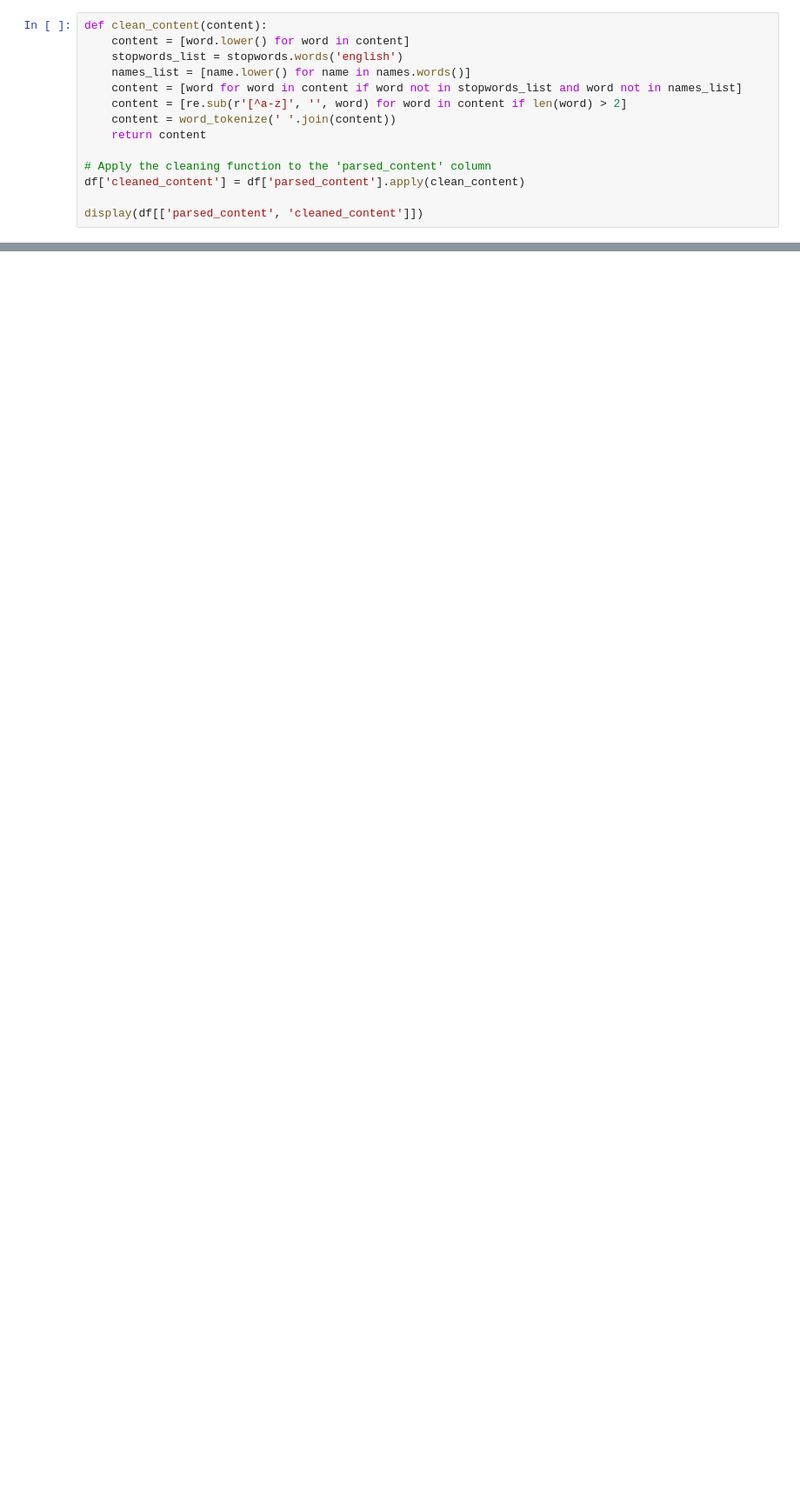
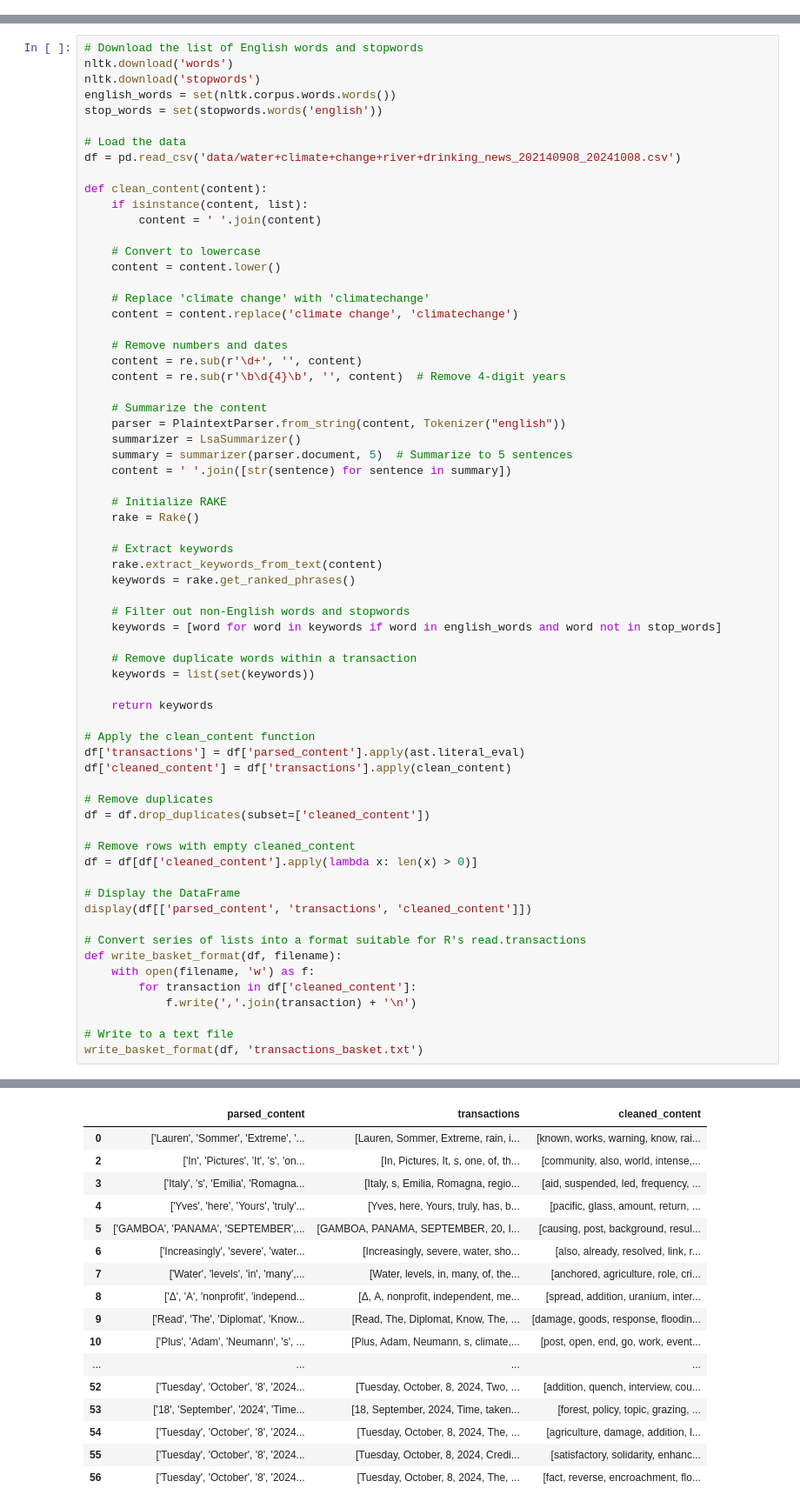
Before and after one commit to garrettwflowers/colorado-riverflow-prediction, a Jupyter notebook: ARM.ipynb, the cells around one changed output, grey strips where cells are left out. Shown: that part at 87% size. Drawn from its saved outputs; the diff is of its cells as text; blank space fills up the shorter version.

```diff
--- a/ARM.ipynb
+++ b/ARM.ipynb
@@ -134,14 +121,0 @@ Name: parsed_content, dtype: object
-# %%
-def clean_content(content):
-    content = [word.lower() for word in content]
-    stopwords_list = stopwords.words('english')
-    names_list = [name.lower() for name in names.words()]
-    content = [word for word in content if word not in stopwords_list and word not in names_list]
-    content = [re.sub(r'[^a-z]', '', word) for word in content if len(word) > 2]
-    content = word_tokenize(' '.join(content))
-    return content
-
-# Apply the cleaning function to the 'parsed_content' column
-df['cleaned_content'] = df['parsed_content'].apply(clean_content)
-
-display(df[['parsed_content', 'cleaned_content']])
@@ -245,0 +124,67 @@ display(rules)
+# %%
+# Download the list of English words and stopwords
+nltk.download('words')
+nltk.download('stopwords')
+english_words = set(nltk.corpus.words.words())
+stop_words = set(stopwords.words('english'))
+
+# Load the data
+df = pd.read_csv('data/water+climate+change+river+drinking_news_202140908_20241008.csv')
+
+def clean_content(content):
+    if isinstance(content, list):
+        content = ' '.join(content)
+
+    # Convert to lowercase
+    content = content.lower()
+
+    # Replace 'climate change' with 'climatechange'
+    content = content.replace('climate change', 'climatechange')
+
+    # Remove numbers and dates
+    content = re.sub(r'\d+', '', content)
+    content = re.sub(r'\b\d{4}\b', '', content)  # Remove 4-digit years
+
+    # Summarize the content
+    parser = PlaintextParser.from_string(content, Tokenizer("english"))
+    summarizer = LsaSummarizer()
+    summary = summarizer(parser.document, 5)  # Summarize to 5 sentences
+    content = ' '.join([str(sentence) for sentence in summary])
+
+    # Initialize RAKE
+    rake = Rake()
+
+    # Extract keywords
+    rake.extract_keywords_from_text(content)
+    keywords = rake.get_ranked_phrases()
+
+    # Filter out non-English words and stopwords
+    keywords = [word for word in keywords if word in english_words and word not in stop_words]
+
+    # Remove duplicate words within a transaction
+    keywords = list(set(keywords))
+
+    return keywords
+
+# Apply the clean_content function
+df['transactions'] = df['parsed_content'].apply(ast.literal_eval)
+df['cleaned_content'] = df['transactions'].apply(clean_content)
+
+# Remove duplicates
+df = df.drop_duplicates(subset=['cleaned_content'])
+
+# Remove rows with empty cleaned_content
+df = df[df['cleaned_content'].apply(lambda x: len(x) > 0)]
+
+# Display the DataFrame
+display(df[['parsed_content', 'transactions', 'cleaned_content']])
+
+# Convert series of lists into a format suitable for R's read.transactions
+def write_basket_format(df, filename):
+    with open(filename, 'w') as f:
+        for transaction in df['cleaned_content']:
+            f.write(','.join(transaction) + '\n')
+
+# Write to a text file
+write_basket_format(df, 'transactions_basket.txt')
+# %% [output]
@@ -245,0 +197,17 @@ display(rules)
+|  | parsed_content | transactions | cleaned_content |
+| 0 | ['Lauren', 'Sommer', 'Extreme', '... | [Lauren, Sommer, Extreme, rain, i... | [known, works, warning, know, rai... |
+| 2 | ['In', 'Pictures', 'It', 's', 'on... | [In, Pictures, It, s, one, of, th... | [community, also, world, intense,... |
+| 3 | ['Italy', 's', 'Emilia', 'Romagna... | [Italy, s, Emilia, Romagna, regio... | [aid, suspended, led, frequency, ... |
+| 4 | ['Yves', 'here', 'Yours', 'truly'... | [Yves, here, Yours, truly, has, b... | [pacific, glass, amount, return, ... |
+| 5 | ['GAMBOA', 'PANAMA', 'SEPTEMBER',... | [GAMBOA, PANAMA, SEPTEMBER, 20, I... | [causing, post, background, resul... |
+| 6 | ['Increasingly', 'severe', 'water... | [Increasingly, severe, water, sho... | [also, already, resolved, link, r... |
+| 7 | ['Water', 'levels', 'in', 'many',... | [Water, levels, in, many, of, the... | [anchored, agriculture, role, cri... |
+| 8 | ['Δ', 'A', 'nonprofit', 'independ... | [Δ, A, nonprofit, independent, me... | [spread, addition, uranium, inter... |
+| 9 | ['Read', 'The', 'Diplomat', 'Know... | [Read, The, Diplomat, Know, The, ... | [damage, goods, response, floodin... |
+| 10 | ['Plus', 'Adam', 'Neumann', 's', ... | [Plus, Adam, Neumann, s, climate,... | [post, open, end, go, work, event... |
+| ... | ... | ... | ... |
+| 52 | ['Tuesday', 'October', '8', '2024... | [Tuesday, October, 8, 2024, Two, ... | [addition, quench, interview, cou... |
+| 53 | ['18', 'September', '2024', 'Time... | [18, September, 2024, Time, taken... | [forest, policy, topic, grazing, ... |
+| 54 | ['Tuesday', 'October', '8', '2024... | [Tuesday, October, 8, 2024, The, ... | [agriculture, damage, addition, l... |
+| 55 | ['Tuesday', 'October', '8', '2024... | [Tuesday, October, 8, 2024, Credi... | [satisfactory, solidarity, enhanc... |
+| 56 | ['Tuesday', 'October', '8', '2024... | [Tuesday, October, 8, 2024, The, ... | [fact, reverse, encroachment, flo... |
```
Also changed, not shown: parts of 13 cells of this notebook, 9 other files.
